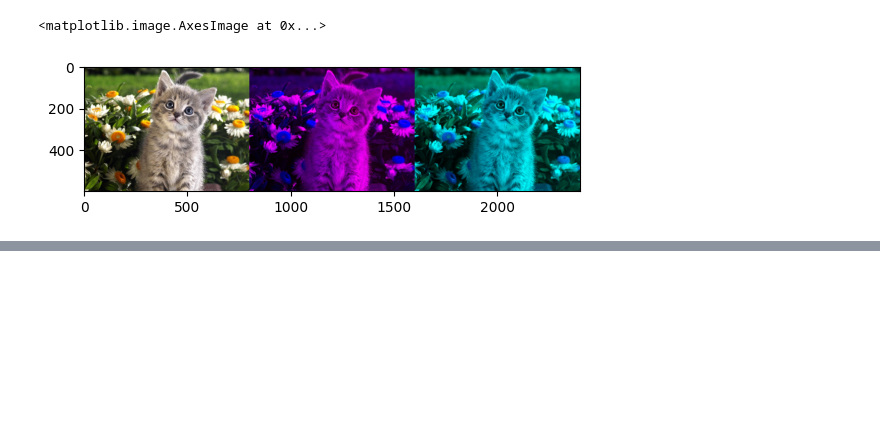
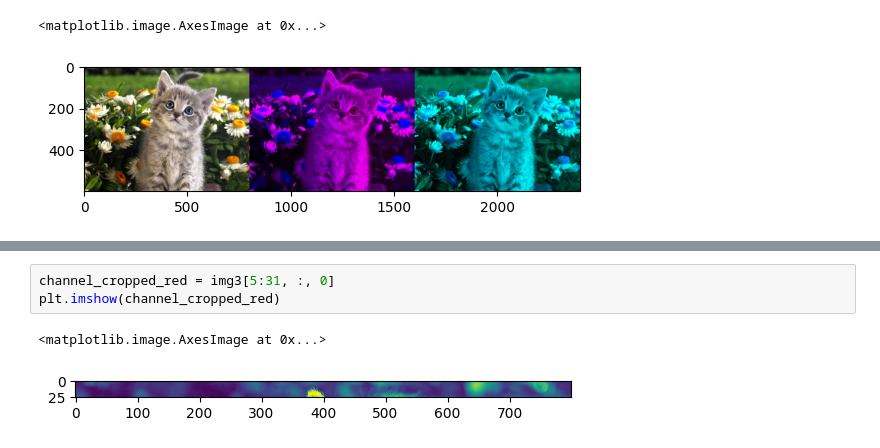
Before and after one commit to ImmarGaneru/PCVK_Ganjil_2024, a Jupyter notebook: Week2.ipynb, the cells around one changed output, grey strips where cells are left out. Cells and saved outputs as stored; diff of their text form; blank space fills up the shorter version.

```diff
--- a/Week2.ipynb
+++ b/Week2.ipynb
@@ -140,0 +148,6 @@ plt.imshow(final_frame)
+# %%
+channel_cropped_red = img3[5:31, :, 0]
+plt.imshow(channel_cropped_red)
+# %% [output]
+<matplotlib.image.AxesImage at 0x...>
+[figure, added]
```
Also changed, not shown: parts of 2 cells of this notebook.
